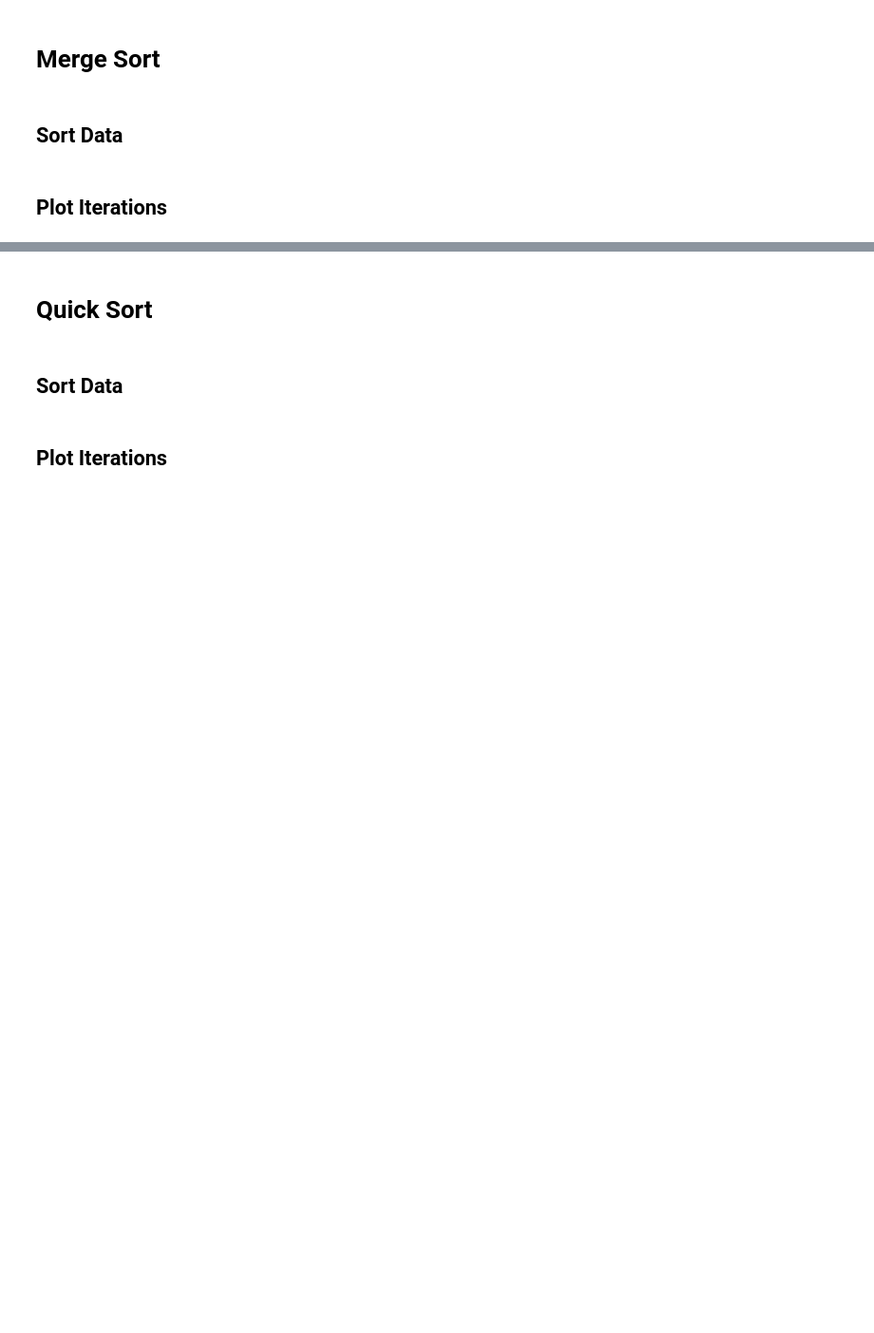
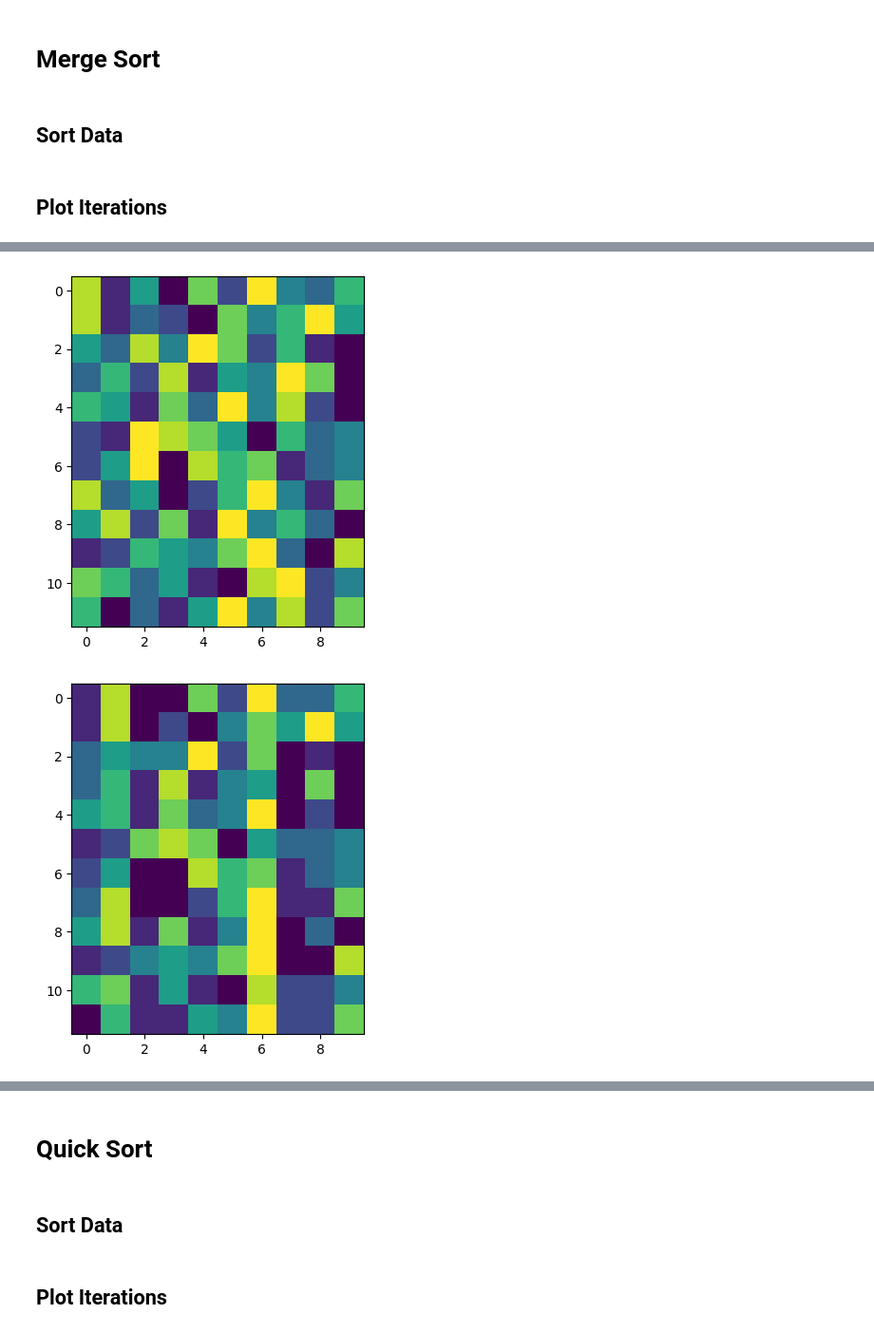
Before and after one commit to GeoffBarrett/SortViz, a Jupyter notebook: sortviz/notebooks/sorters.ipynb, the cells around one changed output, grey strips where cells are left out. Shown: that part at 95% size. Saved outputs shown, nothing was run; the diff lists cells and outputs as text; code cells hidden in the pictures; blank space fills up the shorter version.

```diff
--- a/sortviz/notebooks/sorters.ipynb
+++ b/sortviz/notebooks/sorters.ipynb
@@ -63,0 +61,7 @@ m_utils.plot_sort("merge_sort.json")
+# %%
+merge_figs = m_utils.plot_sort("merge_sort.json")
+for idx, fig in enumerate(merge_figs):
+    fig.savefig(f"../../images/merge_sorter_{idx}.png")
+# %% [output]
+[figure, added]
+[figure, added]
```
Also changed, not shown: parts of 11 cells of this notebook, 22 other files.
